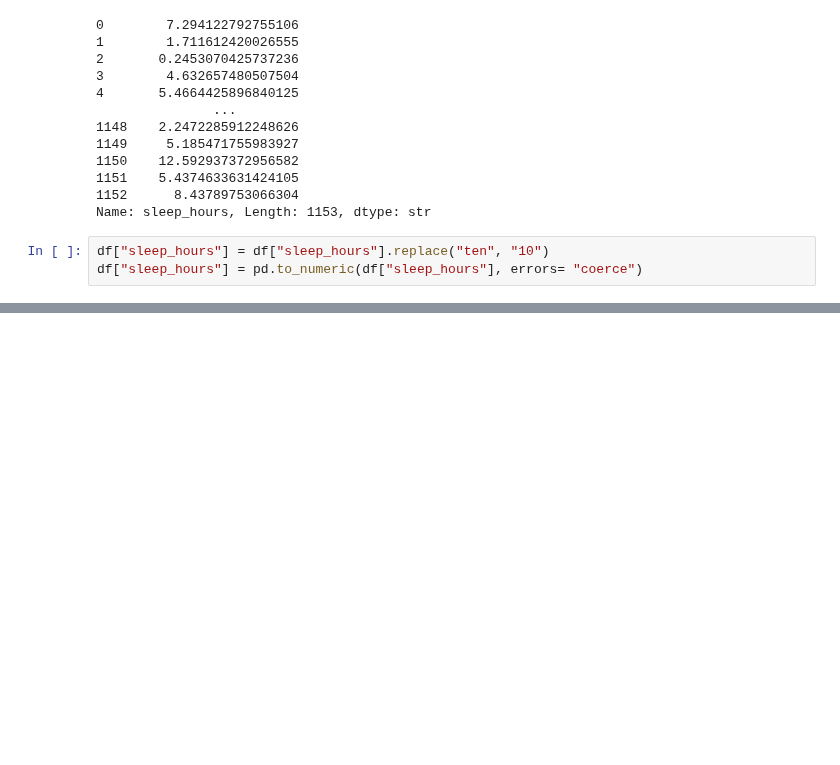
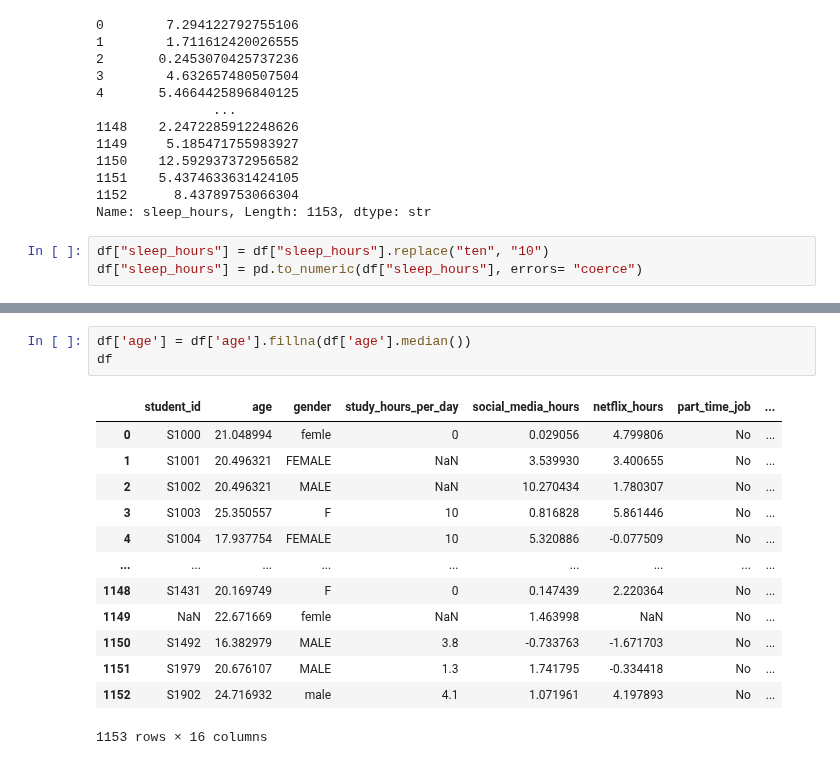
Before and after one commit to masoomk9666/hccda-ai, a Jupyter notebook: sk-panda-01.ipynb, the cells around one changed output, grey strips where cells are left out. Saved outputs shown, nothing was run; the diff lists cells and outputs as text; blank space fills up the shorter version.

```diff
--- a/sk-panda-01.ipynb
+++ b/sk-panda-01.ipynb
@@ -773,0 +811,17 @@ df
+# %%
+df['age'] = df['age'].fillna(df['age'].median())
+df
+# %% [output]
+|  | student_id | age | gender | study_hours_per_day | social_media_hours | netflix_hours | part_time_job | ... |
+| 0 | S1000 | 21.048994 | femle | 0 | 0.029056 | 4.799806 | No | ... |
+| 1 | S1001 | 20.496321 | FEMALE | NaN | 3.539930 | 3.400655 | No | ... |
+| 2 | S1002 | 20.496321 | MALE | NaN | 10.270434 | 1.780307 | No | ... |
+| 3 | S1003 | 25.350557 | F | 10 | 0.816828 | 5.861446 | No | ... |
+| 4 | S1004 | 17.937754 | FEMALE | 10 | 5.320886 | -0.077509 | No | ... |
+| ... | ... | ... | ... | ... | ... | ... | ... | ... |
+| 1148 | S1431 | 20.169749 | F | 0 | 0.147439 | 2.220364 | No | ... |
+| 1149 | NaN | 22.671669 | femle | NaN | 1.463998 | NaN | No | ... |
+| 1150 | S1492 | 16.382979 | MALE | 3.8 | -0.733763 | -1.671703 | No | ... |
+| 1151 | S1979 | 20.676107 | MALE | 1.3 | 1.741795 | -0.334418 | No | ... |
+| 1152 | S1902 | 24.716932 | male | 4.1 | 1.071961 | 4.197893 | No | ... |
+1153 rows × 16 columns
```
Also changed, not shown: parts of 75 cells of this notebook, 14 other files.
